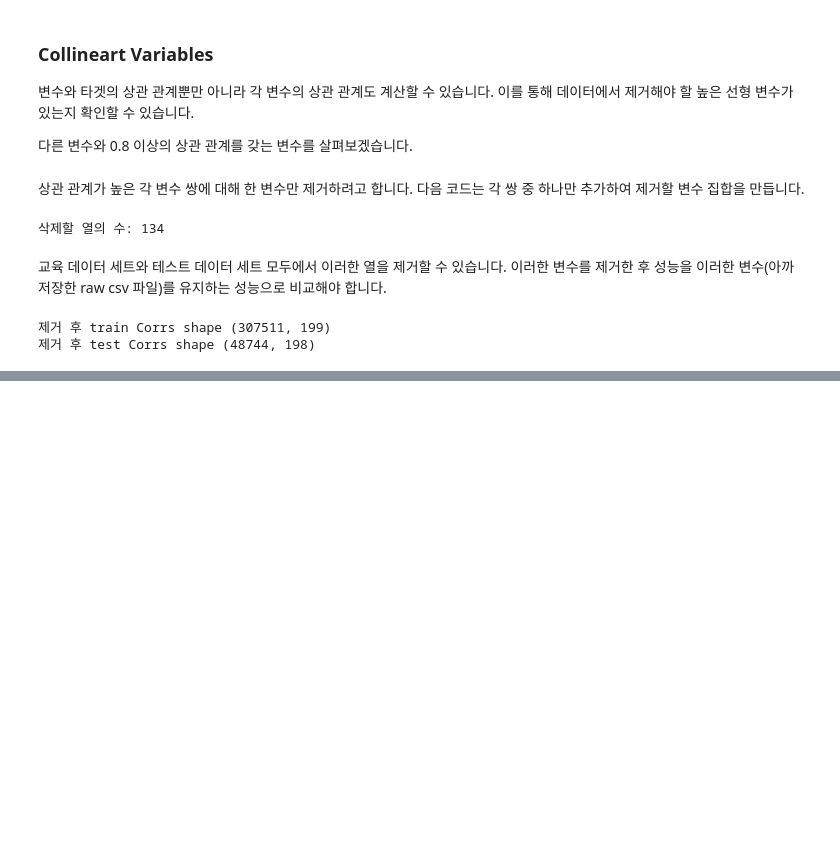
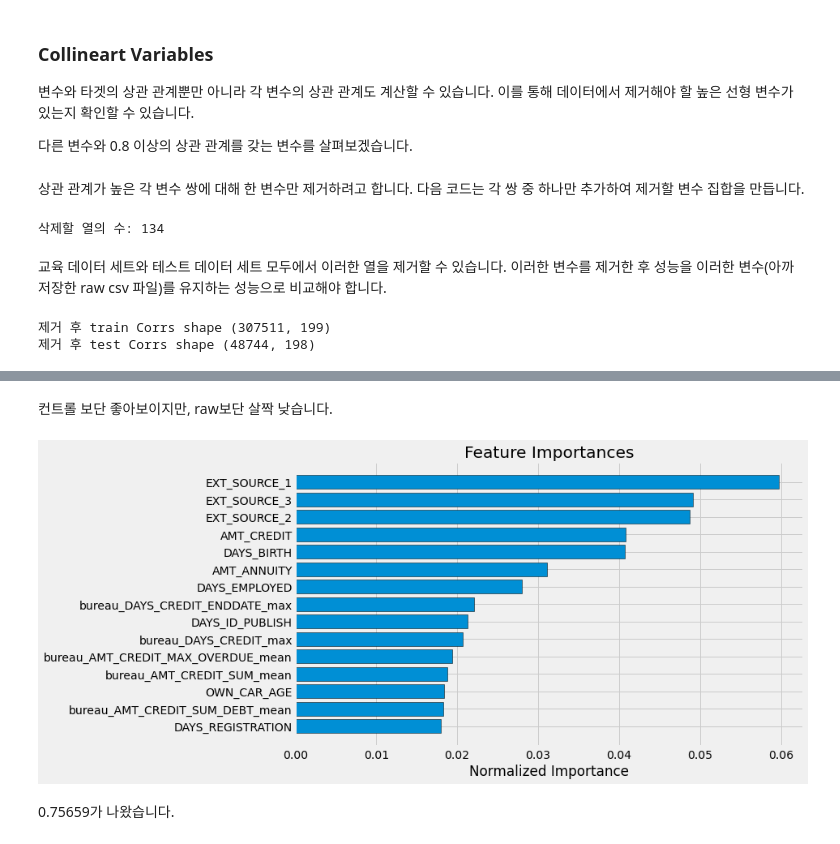
Before and after one commit to Haebuk/kagglestudy, a Jupyter notebook: Home credit competition/home_2_유재성.ipynb, the cells around one changed output, grey strips where cells are left out. Drawn from its saved outputs; the diff is of its cells as text; code cells hidden in the pictures; blank space fills up the shorter version.

```diff
--- a/Home credit competition/home_2_유재성.ipynb
+++ b/Home credit competition/home_2_유재성.ipynb
@@ -884,0 +1211,2 @@ test_corrs_removed.to_csv('test_bureau_corrs_removed.csv', index=False)
+# %%
+submission_corrs, fi_corrs, metrics_corr = model(train_corrs_removed, test_corrs_removed)
@@ -884,0 +1241,6 @@ test_corrs_removed.to_csv('test_bureau_corrs_removed.csv', index=False)
+# %% [markdown]
+컨트롤 보단 좋아보이지만, raw보단 살짝 낮습니다.
+# %%
+fi_corrs_sorted = plot_feature_importances(fi_corrs)
+# %% [output]
+[figure, added]
@@ -884,0 +1249,2 @@ test_corrs_removed.to_csv('test_bureau_corrs_removed.csv', index=False)
+# %% [markdown]
+0.75659가 나왔습니다.
```
Also changed, not shown: parts of 30 cells of this notebook.
